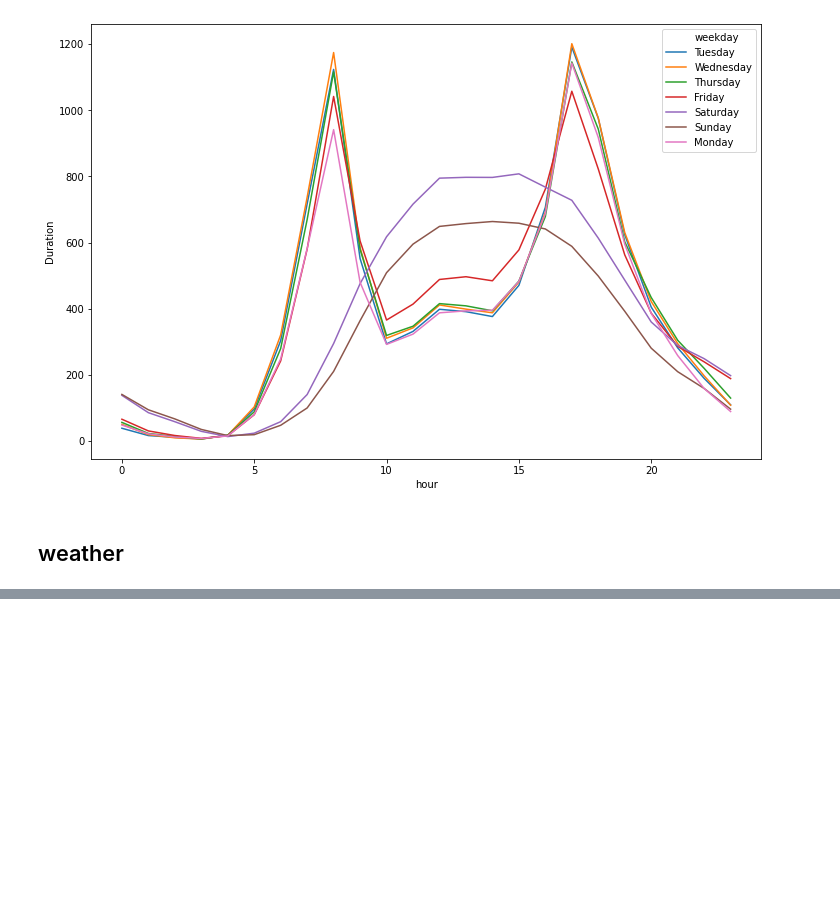
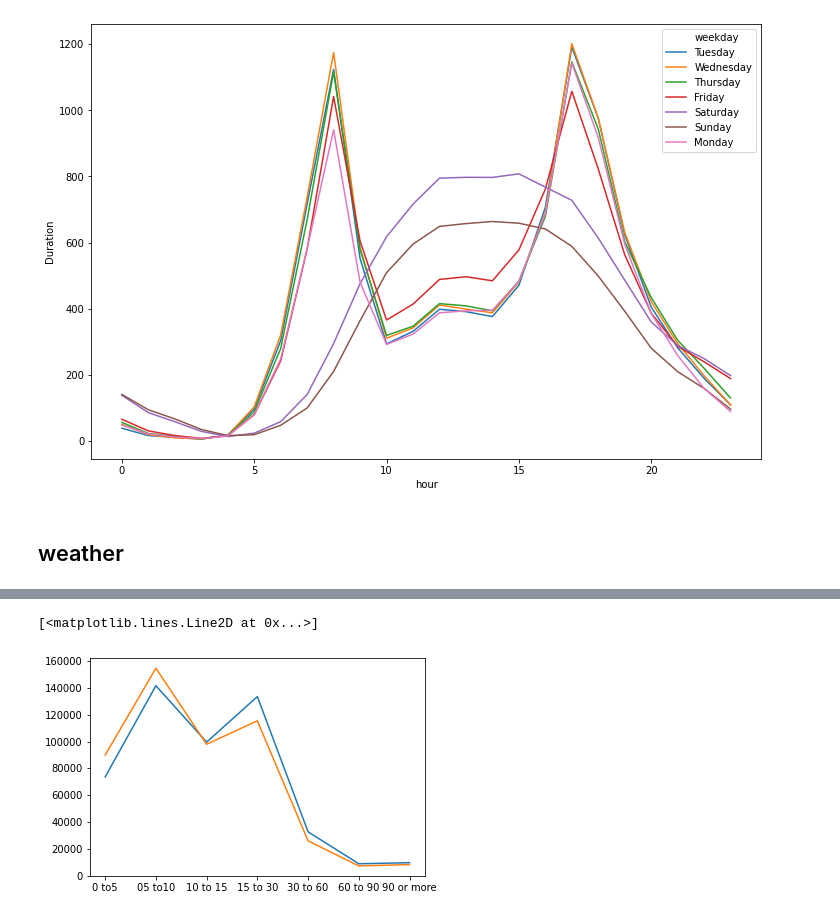
Before and after one commit to GesaJo/Capital-Bike-Dashboard, a Jupyter notebook: Project Capital Bike.ipynb, the cells around one changed output, grey strips where cells are left out. Drawn from its saved outputs; the diff is of its cells as text; code cells hidden in the pictures; blank space fills up the shorter version.

```diff
--- a/Project Capital Bike.ipynb
+++ b/Project Capital Bike.ipynb
@@ -346,0 +366,6 @@ df_plus.groupby("day").mean()
+# %%
+plt.plot(df_plus[df_plus["AWND"]<5][:500000].groupby("Duration_bins").count()["Duration"].index, df_plus[df_plus["AWND"]<5][:500000].groupby("Duration_bins").count()["Duration"])
+plt.plot(df_plus[df_plus["AWND"]>5][:500000].groupby("Duration_bins").count()["Duration"].index, df_plus[(df_plus["AWND"]>5)][:500000].groupby("Duration_bins").count()["Duration"])
+# %% [output]
+[<matplotlib.lines.Line2D at 0x...>]
+[figure, added]
```
Also changed, not shown: parts of 20 cells of this notebook, 4 other files.
